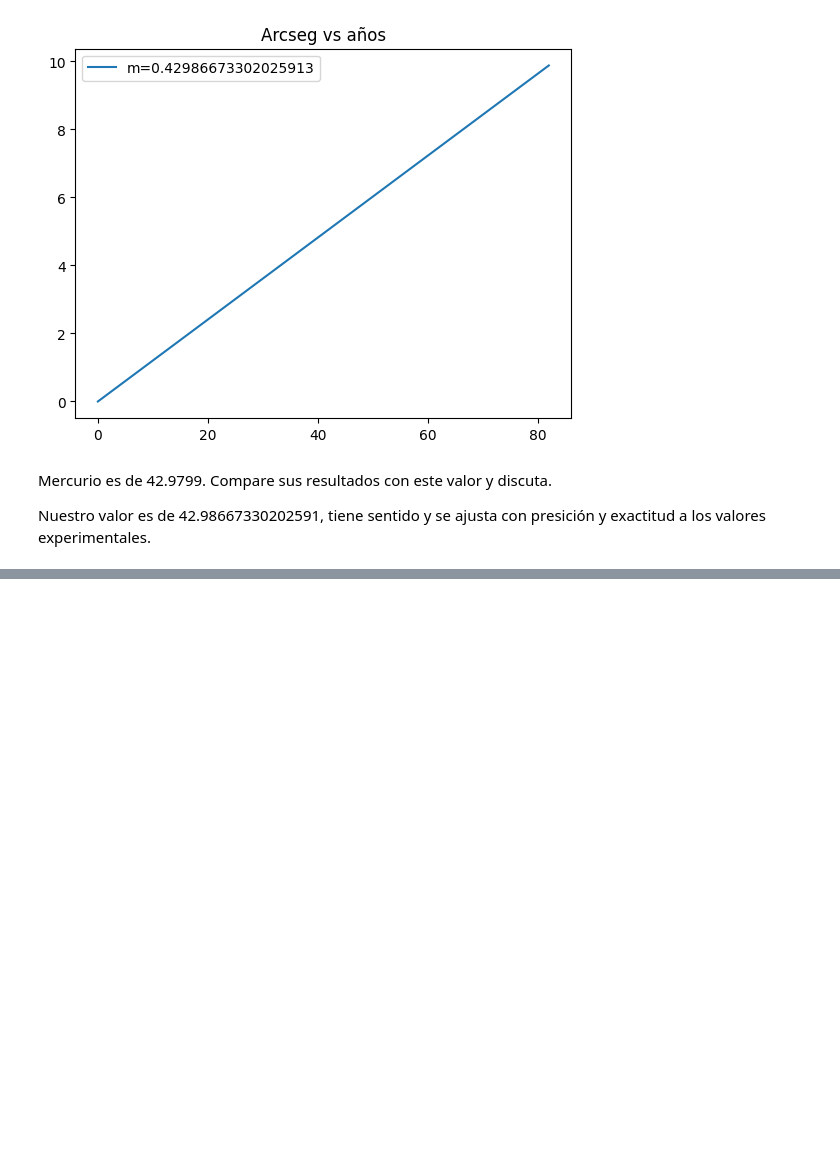
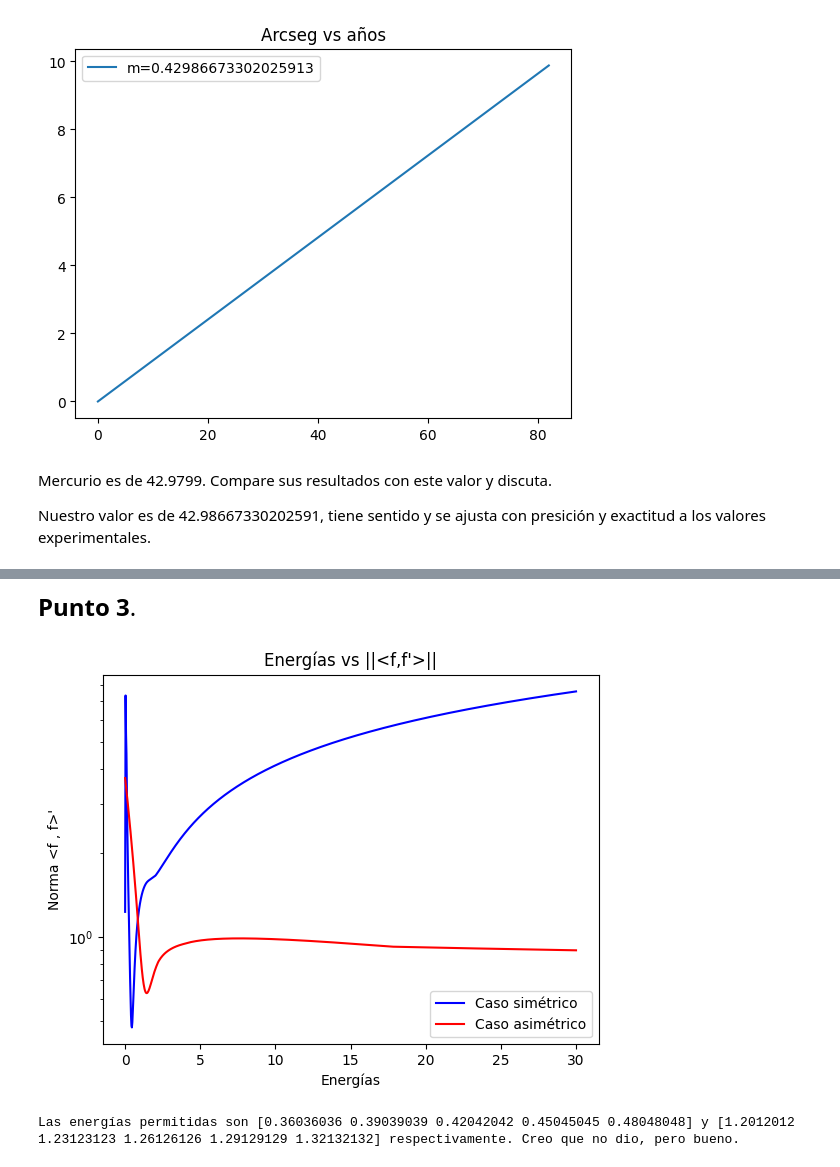
Before and after one commit to danielF235/Met-Comp2-G15, a Jupyter notebook: taller3.ipynb, the cells around one changed output, grey strips where cells are left out. Cells and saved outputs as stored; diff of their text form; code cells hidden in the pictures; blank space fills up the shorter version.

```diff
--- a/taller3.ipynb
+++ b/taller3.ipynb
@@ -191,3 +193,56 @@ anim = animation.FuncAnimation(fig,func,frames=range(len(t_dense)),interval=20)
 Video("mercurio.mp4") #mercury raro, mercurio es con alpha e-2
 # %% [output]
 [interactive output not drawn]
+# %% [markdown]
+<font size="5">**Punto 3**.</font>
+# %%
+def sistema_3(x, Y, E):
+    f, u = Y
+    return np.array([u, f * (x**2 - 2 * E)])
+
+# Parámetros
+x_span = (0, 6)
+cond_sim = np.array([1, 0])
+cond_asim = np.array([0, 1])
+energias = np.linspace(0, 30, 1000)
+
+# Función de solución
+def solucion(y_0_uwu):
+    elpepe = np.zeros(len(energias))
+    for i in range(len(energias)):
+        sol_i = solve_ivp(sistema_3, y0=y_0_uwu, t_span=x_span, args=(energias[i],), max_step=0.5)
+        vec_i = np.array([sol_i.y[0][6], sol_i.y[1][6]])
+        elpepe[i] = np.linalg.norm(vec_i)
+    return elpepe
+
+# Cálculo de pepe1 y pepe2
+pepe1 = solucion(cond_sim)
+pepe2 = solucion(cond_asim)
+granpepe1=np.array([])
+granpepe2=np.array([])
+for i in range(len(pepe1)):
+    if np.abs(pepe1[i])<0.6:
+        granpepe1=np.append(granpepe1,energias[i])
+    if np.abs(pepe2[i])<0.7:
+        granpepe2=np.append(granpepe2,energias[i])
+granpepe2=granpepe2[:5]
+granpepe1=granpepe1[:5]
+
+
+# Crear la gráfica en una sola figura
+plt.plot(energias, pepe1, label="Caso simétrico", color="blue")
+plt.plot(energias, pepe2, label="Caso asimétrico", color="red")
+
+# Configuraciones de la gráfica
+plt.yscale("log")
+plt.xlabel("Energías")
+plt.ylabel("Norma <f , f>'")
+plt.title("Energías vs ||<f,f'>||")
+plt.legend()
+
+# Mostrar la gráfica
+plt.show()
+print("Las energías permitidas son " + str(granpepe1) + " y " + str(granpepe2) + " respectivamente. Creo que no dio, pero bueno.")
+# %% [output]
+[figure, added]
+Las energías permitidas son [0.36036036 0.39039039 0.42042042 0.45045045 0.48048048] y [1.2012012  1.23123123 1.26126126 1.29129129 1.32132132] respectivamente. Creo que no dio, pero bueno.
```
Also changed, not shown: parts of 1 cell of this notebook, 2 other files.
